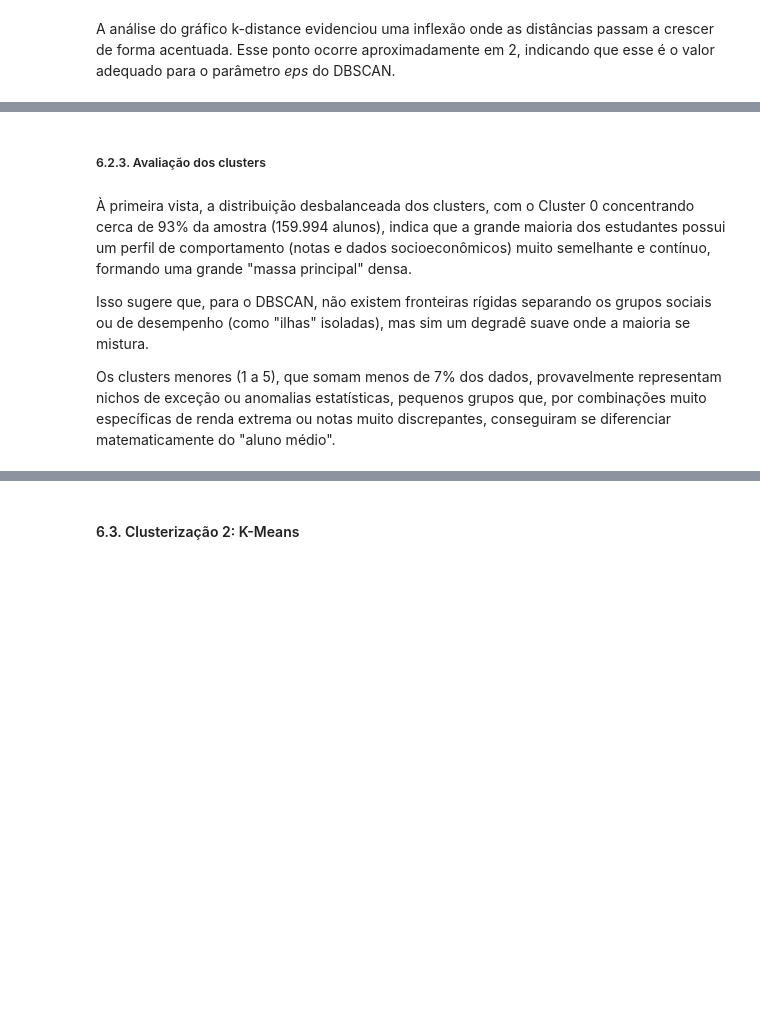
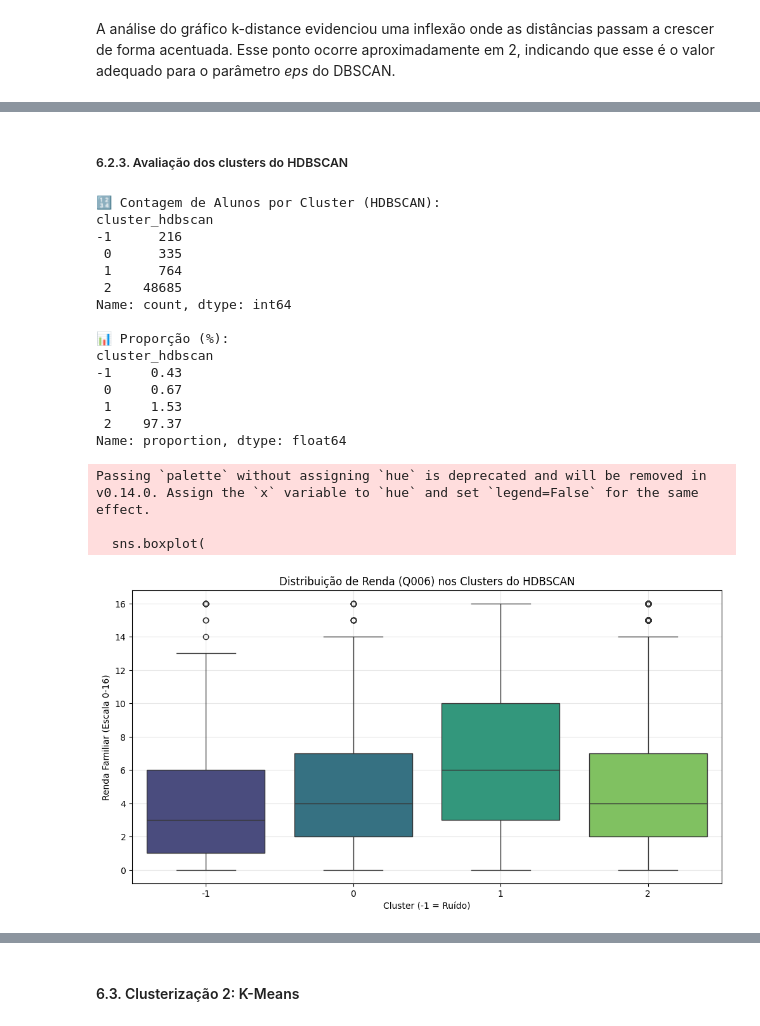
Before and after one commit to LucasLombardiCastro/AI_Application, a Jupyter notebook: enem.ipynb, the cells around one changed output, grey strips where cells are left out. Cells and saved outputs as stored; diff of their text form; code cells hidden in the pictures; blank space fills up the shorter version.

```diff
--- a/enem.ipynb
+++ b/enem.ipynb
@@ -721,0 +763,22 @@ KeyboardInterrupt:
+# %%
+print("➡️  Iniciando HDBSCAN na mesma amostra...")
+
+#Configuração e Execução
+# min_cluster_size=300 para evitar mini-grupos
+hdb = hdbscan.HDBSCAN(min_cluster_size=300, min_samples=50, metric='euclidean', core_dist_n_jobs=-1)
+labels_hdb = hdb.fit_predict(X_sample)
+
+#Métricas e Comparação
+n_clusters_hdb = len(set(labels_hdb)) - (1 if -1 in labels_hdb else 0)
+noise_hdb = list(labels_hdb).count(-1)
+
+print(f"\n📝 Resultados HDBSCAN:")
+print(f"   - Clusters encontrados: {n_clusters_hdb}")
+print(f"   - Ruído (Outliers): {noise_hdb} ({(noise_hdb/len(labels_hdb))*100:.2f}%)")
+
+#Análise de Perfil
+if n_clusters_hdb > 0:
+    df_sample_analise['cluster_hdbscan'] = labels_hdb
+    perfil_hdb = df_sample_analise.groupby('cluster_hdbscan')[colunas_verificacao].mean().sort_values(by='Q006')
+    print("\n📈 Perfil Médio (HDBSCAN):")
+    display(perfil_hdb.round(2))
@@ -722,2 +798,2 @@ KeyboardInterrupt:
 # %% [markdown]
-##### 6.2.3. Avaliação dos clusters <a id="evaluation-dbscan"></a>
+##### 6.2.3. Avaliação dos clusters do HDBSCAN <a id="evaluation-dbscan"></a>
@@ -728,6 +799,0 @@ print(df_analise['cluster'].value_counts().sort_index())
-# %% [markdown]
-À primeira vista, a distribuição desbalanceada dos clusters, com o Cluster 0 concentrando cerca de 93% da amostra (159.994 alunos), indica que a grande maioria dos estudantes possui um perfil de comportamento (notas e dados socioeconômicos) muito semelhante e contínuo, formando uma grande "massa principal" densa.
-
-Isso sugere que, para o DBSCAN, não existem fronteiras rígidas separando os grupos sociais ou de desempenho (como "ilhas" isoladas), mas sim um degradê suave onde a maioria se mistura.
-
-Os clusters menores (1 a 5), que somam menos de 7% dos dados, provavelmente representam nichos de exceção ou anomalias estatísticas, pequenos grupos que, por combinações muito específicas de renda extrema ou notas muito discrepantes, conseguiram se diferenciar matematicamente do "aluno médio".
@@ -753 +800,44 @@ plt.show()
+# %%
+#Preparando dataframe de análise, mantendo ruído -1
+df_analise_hdb = df_sample_analise.copy()
+
+print("🔢 Contagem de Alunos por Cluster (HDBSCAN):")
+print(df_analise_hdb['cluster_hdbscan'].value_counts().sort_index())
+
+print("\n📊 Proporção (%):")
+print((df_analise_hdb['cluster_hdbscan'].value_counts(normalize=True).sort_index() * 100).round(2))
+
+# Visualização Gráfica (Boxplot de Renda)
+plt.figure(figsize=(12, 6))
+sns.boxplot(
+    x='cluster_hdbscan',
+    y='Q006',
+    data=df_analise_hdb,
+    palette='viridis'
+)
+plt.title('Distribuição de Renda (Q006) nos Clusters do HDBSCAN')
+plt.xlabel('Cluster (-1 = Ruído)')
+plt.ylabel('Renda Familiar (Escala 0-16)')
+plt.grid(True, alpha=0.3)
+plt.show()
+# %% [output]
+🔢 Contagem de Alunos por Cluster (HDBSCAN):
+cluster_hdbscan
+-1      216
+ 0      335
+ 1      764
+ 2    48685
+Name: count, dtype: int64
+
+📊 Proporção (%):
+cluster_hdbscan
+-1     0.43
+ 0     0.67
+ 1     1.53
+ 2    97.37
+Name: proportion, dtype: float64
+Passing `palette` without assigning `hue` is deprecated and will be removed in v0.14.0. Assign the `x` variable to `hue` and set `legend=False` for the same effect.
+
+  sns.boxplot(
+[figure, added]
 # %% [markdown]
```
Also changed, not shown: parts of 24 cells of this notebook.
